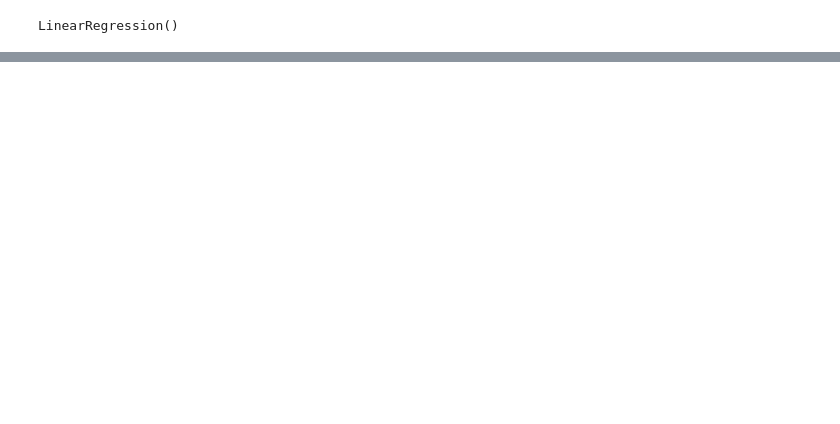
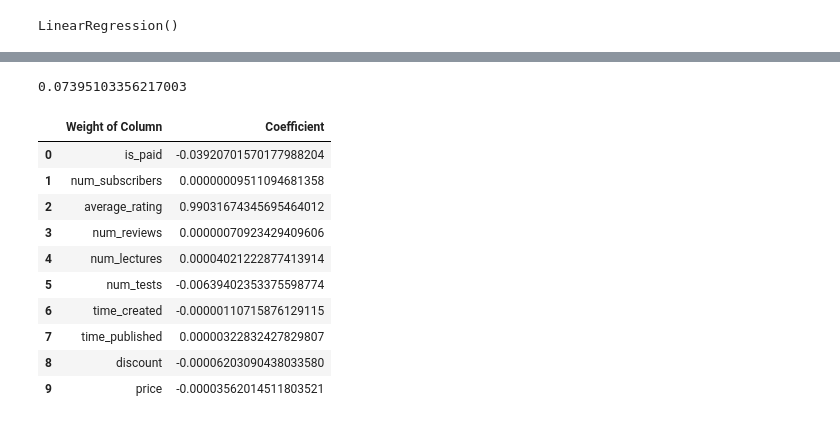
Before and after one commit to vancodocton/1641workspace, a Jupyter notebook: pandas.analytic.ipynb, the cells around one changed output, grey strips where cells are left out. Cells and saved outputs as stored; diff of their text form; code cells hidden in the pictures; blank space fills up the shorter version.

```diff
--- a/pandas.analytic.ipynb
+++ b/pandas.analytic.ipynb
@@ -122,2 +124,26 @@ evaluate_df.head()
+# %%
+# Fomulas: y = a + a0.x0 + a0.x1 + ... + a10.x10
+# print model intercept or a
+print(model.intercept_)
+# %% [output]
+0.07395103356217003
+# %%
+# print linear regression coefficients or a0, a2,..., a10
+coef = pandas.DataFrame({'Weight of Column': X.columns.to_list(), \
+    'Coefficient': model.coef_.tolist()})
+pandas.options.display.float_format = '{:.20f}'.format
+coef
+# %% [output]
+|  | Weight of Column | Coefficient |
+| 0 | is_paid | -0.03920701570177988204 |
+| 1 | num_subscribers | 0.00000009511094681358 |
+| 2 | average_rating | 0.99031674345695464012 |
+| 3 | num_reviews | 0.00000070923429409606 |
+| 4 | num_lectures | 0.00004021222877413914 |
+| 5 | num_tests | -0.00639402353375598774 |
+| 6 | time_created | -0.00000110715876129115 |
+| 7 | time_published | 0.00000322832427829807 |
+| 8 | discount | -0.00006203090438033580 |
+| 9 | price | -0.00003562014511803521 |
 # %%
 # show line chart about predict_rating and real rating
```
Also changed, not shown: parts of 16 cells of this notebook, 4 other files.
